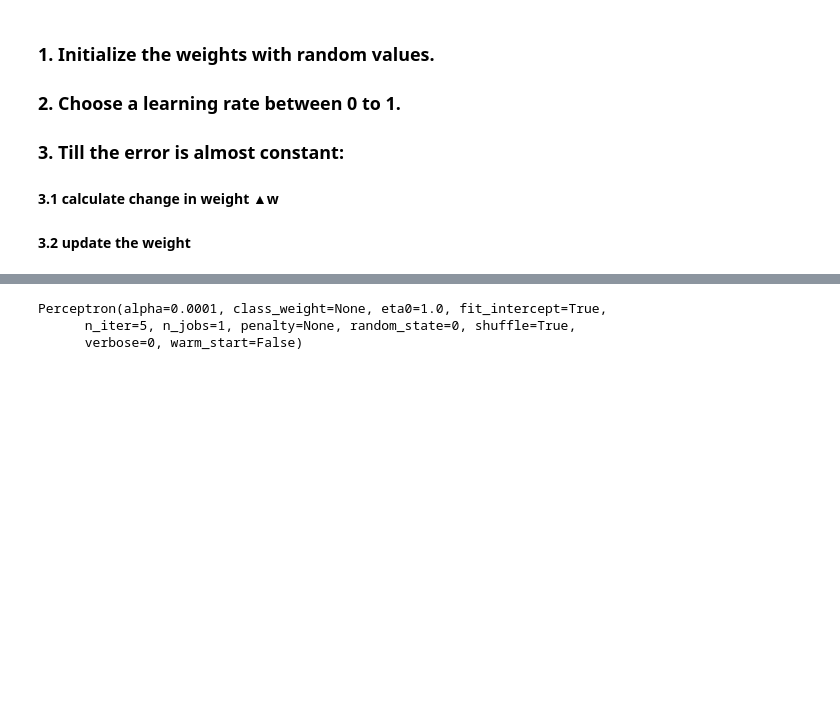
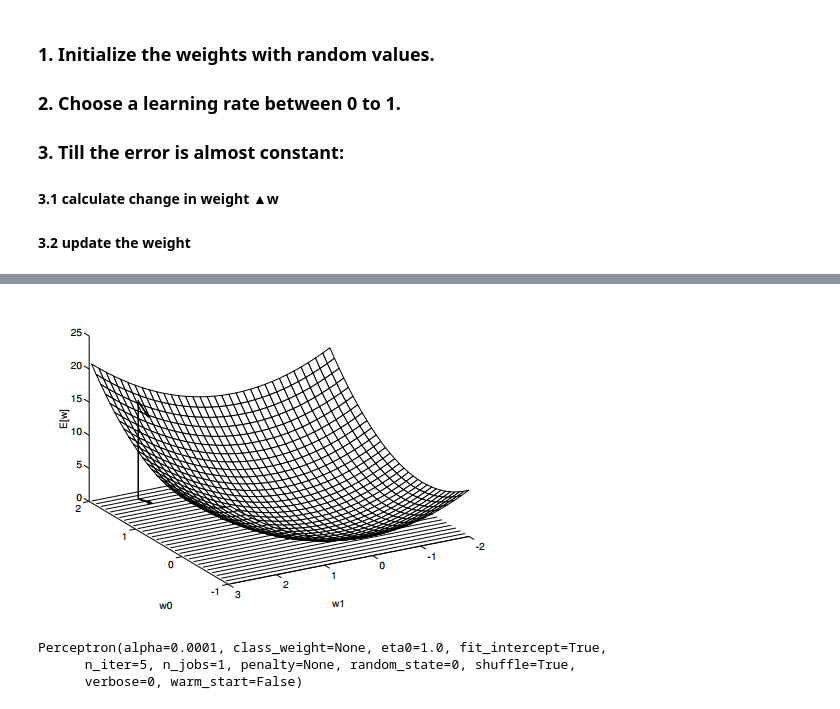
Before and after one commit to shreyans29/thesemicolon, a Jupyter notebook: Perceptron and Gradient Descent.ipynb, the cells around one changed output, grey strips where cells are left out. Cells and saved outputs as stored; diff of their text form; code cells hidden in the pictures; blank space fills up the shorter version.

```diff
--- a/Perceptron and Gradient Descent.ipynb
+++ b/Perceptron and Gradient Descent.ipynb
@@ -19,3 +22,7 @@
+# %%
+Image('gd.png')
+# %% [output]
+[figure, added]
 # %%
 import numpy as np
 import pandas as pd
```
Also changed, not shown: parts of 7 cells of this notebook.
